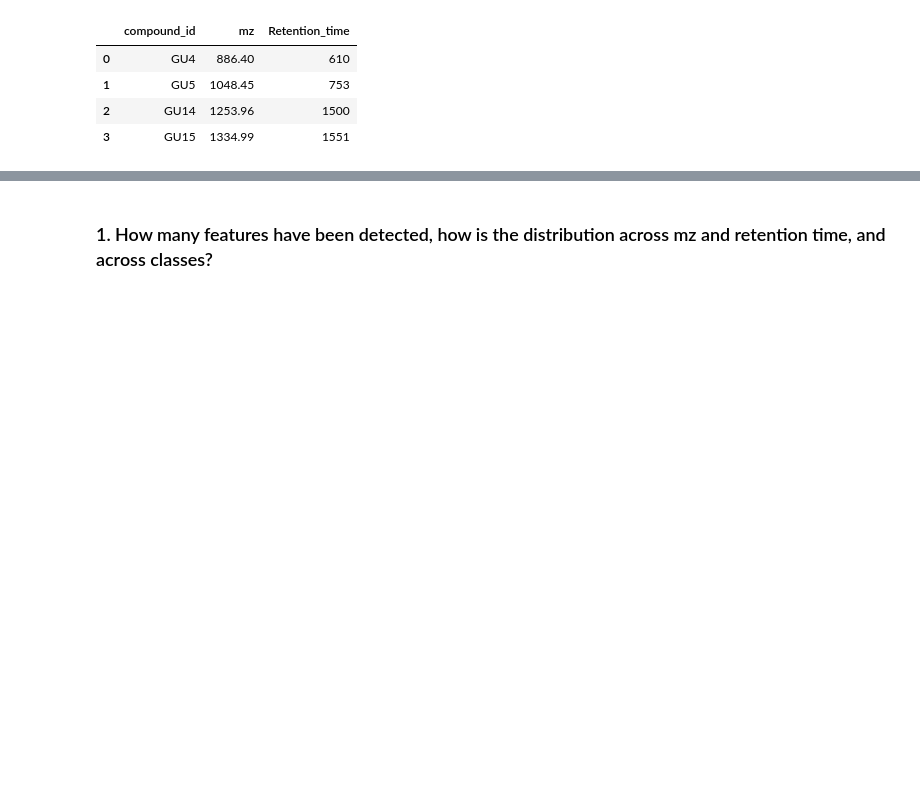
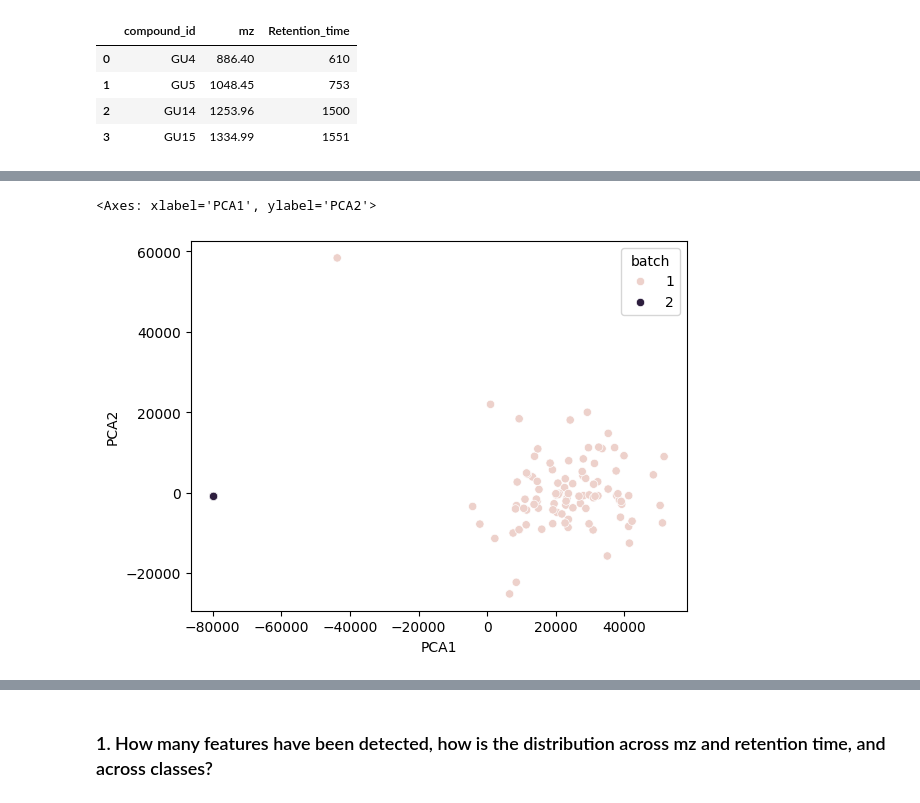
Before and after one commit to AliSaadatV/glycan_analysis, a Jupyter notebook: task1/notebooks/01_EDA.ipynb, the cells around one changed output, grey strips where cells are left out. Drawn from its saved outputs; the diff is of its cells as text; code cells hidden in the pictures; blank space fills up the shorter version.

Commit message:
added plot_params to config.yaml. Added a few plots to 01_EDA

```diff
--- a/task1/notebooks/01_EDA.ipynb
+++ b/task1/notebooks/01_EDA.ipynb
@@ -12,4 +14,10 @@ from src.utils import load_config
 config = load_config("../configs/config.yaml")
+# %%
+# Set Seaborn style
+sns.set(style='whitegrid', palette='muted', font_scale=1.2)
+
+# Customize Matplotlib parameters for consistency
+plt.rcParams.update(config['plot_params'])
 # %% [markdown]
 ### Read and look into files
 # %%
@@ -54,0 +89,12 @@ exog_stand
+# %%
+# check batch effect
+pca = PCA(n_components=2)
+pca_results = pca.fit_transform(data_mat.iloc[:, 1:])
+sample_meta['PCA1'] = pca_results[:, 0]
+sample_meta['PCA2'] = pca_results[:, 1]
+
+# Plot PCA
+sns.scatterplot(data=sample_meta, x='PCA1', y='PCA2', hue='batch')
+# %% [output]
+<Axes: xlabel='PCA1', ylabel='PCA2'>
+[figure, added]
```
Also changed, not shown: parts of 16 cells of this notebook, 1 other file.
